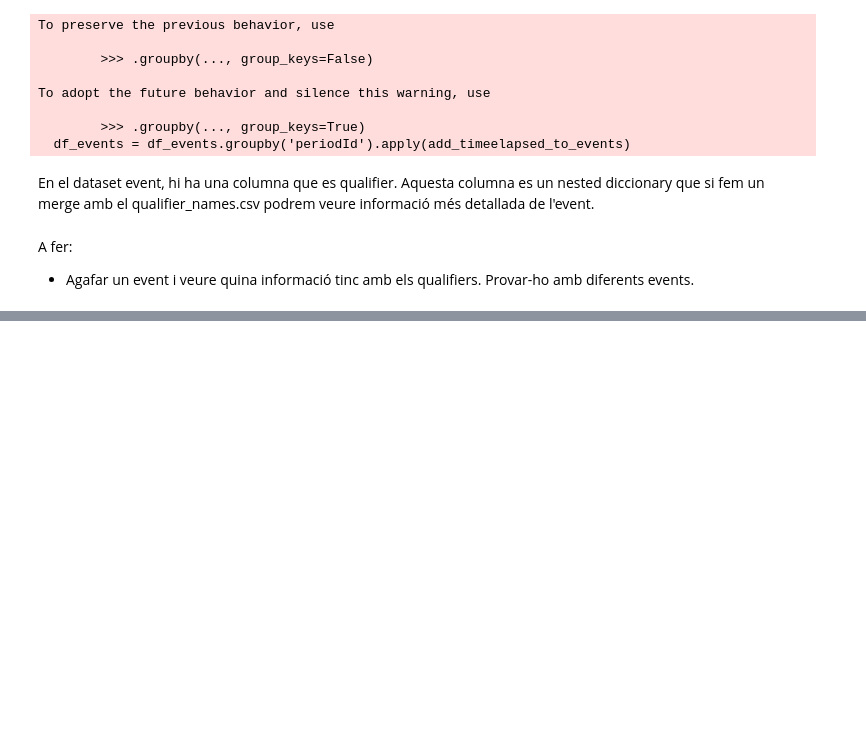
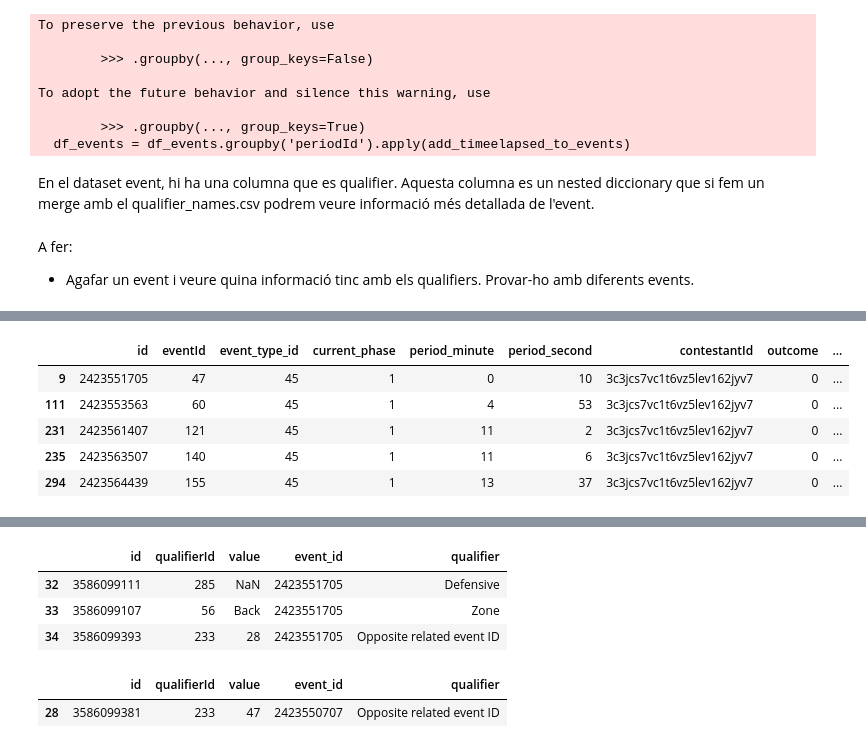
Before and after one commit to GabrielGausachs/OptaChallenge_Clustering_Player_Styles, a Jupyter notebook: utils/testing.ipynb, the cells around one changed output, grey strips where cells are left out. Cells and saved outputs as stored; diff of their text form; code cells hidden in the pictures; blank space fills up the shorter version.

```diff
--- a/utils/testing.ipynb
+++ b/utils/testing.ipynb
@@ -136,0 +277,15 @@ A fer:
+# %%
+display(df_events[df_events['event_description']=='Challenge'].head())
+
+display(df_events[df_events['eventId']==28].head())
+
+display(qualifiers[qualifiers['event_id']==2423551705].head())
+
+display(qualifiers[qualifiers['id']==3586099381].head())
+# %% [output]
+|  | id | eventId | event_type_id | current_phase | period_minute | period_second | contestantId | outcome | ... |
+| 9 | 2423551705 | 47 | 45 | 1 | 0 | 10 | 3c3jcs7vc1t6vz5lev162jyv7 | 0 | ... |
+| 111 | 2423553563 | 60 | 45 | 1 | 4 | 53 | 3c3jcs7vc1t6vz5lev162jyv7 | 0 | ... |
+| 231 | 2423561407 | 121 | 45 | 1 | 11 | 2 | 3c3jcs7vc1t6vz5lev162jyv7 | 0 | ... |
+| 235 | 2423563507 | 140 | 45 | 1 | 11 | 6 | 3c3jcs7vc1t6vz5lev162jyv7 | 0 | ... |
+| 294 | 2423564439 | 155 | 45 | 1 | 13 | 37 | 3c3jcs7vc1t6vz5lev162jyv7 | 0 | ... |
@@ -136,0 +295,6 @@ A fer:
+|  | id | qualifierId | value | event_id | qualifier |
+| 32 | 3586099111 | 285 | NaN | 2423551705 | Defensive |
+| 33 | 3586099107 | 56 | Back | 2423551705 | Zone |
+| 34 | 3586099393 | 233 | 28 | 2423551705 | Opposite related event ID |
+|  | id | qualifierId | value | event_id | qualifier |
+| 28 | 3586099381 | 233 | 47 | 2423550707 | Opposite related event ID |
```
Also changed, not shown: parts of 19 cells of this notebook.
